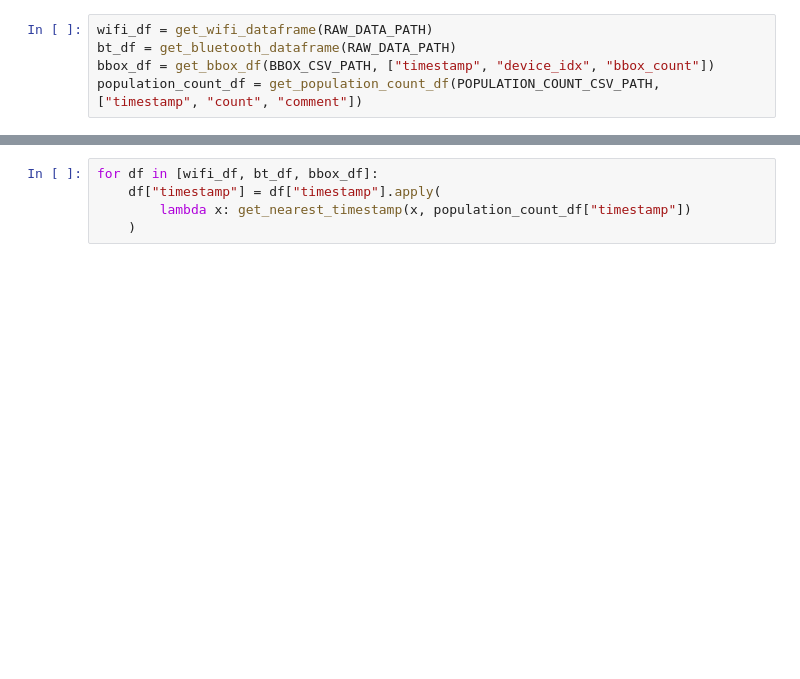
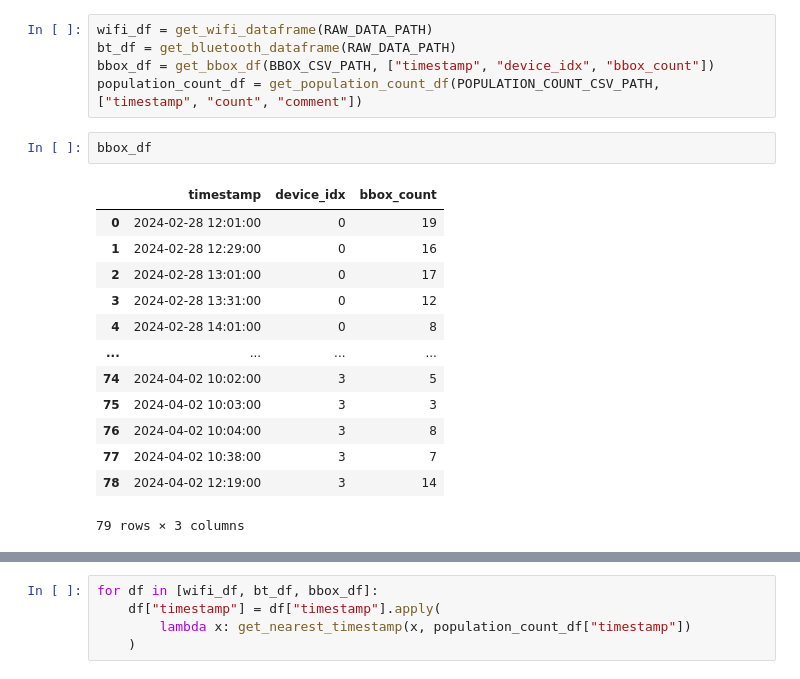
Before and after one commit to ForceLightning/INF2009-T10-Project, a Jupyter notebook: experimenting.ipynb, the cells around one changed output, grey strips where cells are left out. Drawn from its saved outputs; the diff is of its cells as text; blank space fills up the shorter version.

```diff
--- a/experimenting.ipynb
+++ b/experimenting.ipynb
@@ -28,3 +32,19 @@ wifi_df = get_wifi_dataframe(RAW_DATA_PATH)
 bt_df = get_bluetooth_dataframe(RAW_DATA_PATH)
 bbox_df = get_bbox_df(BBOX_CSV_PATH, ["timestamp", "device_idx", "bbox_count"])
 population_count_df = get_population_count_df(POPULATION_COUNT_CSV_PATH, ["timestamp", "count", "comment"])
+# %%
+bbox_df
+# %% [output]
+|  | timestamp | device_idx | bbox_count |
+| 0 | 2024-02-28 12:01:00 | 0 | 19 |
+| 1 | 2024-02-28 12:29:00 | 0 | 16 |
+| 2 | 2024-02-28 13:01:00 | 0 | 17 |
+| 3 | 2024-02-28 13:31:00 | 0 | 12 |
+| 4 | 2024-02-28 14:01:00 | 0 | 8 |
+| ... | ... | ... | ... |
+| 74 | 2024-04-02 10:02:00 | 3 | 5 |
+| 75 | 2024-04-02 10:03:00 | 3 | 3 |
+| 76 | 2024-04-02 10:04:00 | 3 | 8 |
+| 77 | 2024-04-02 10:38:00 | 3 | 7 |
+| 78 | 2024-04-02 12:19:00 | 3 | 14 |
+79 rows × 3 columns
```
Also changed, not shown: parts of 15 cells of this notebook, 9 other files.
